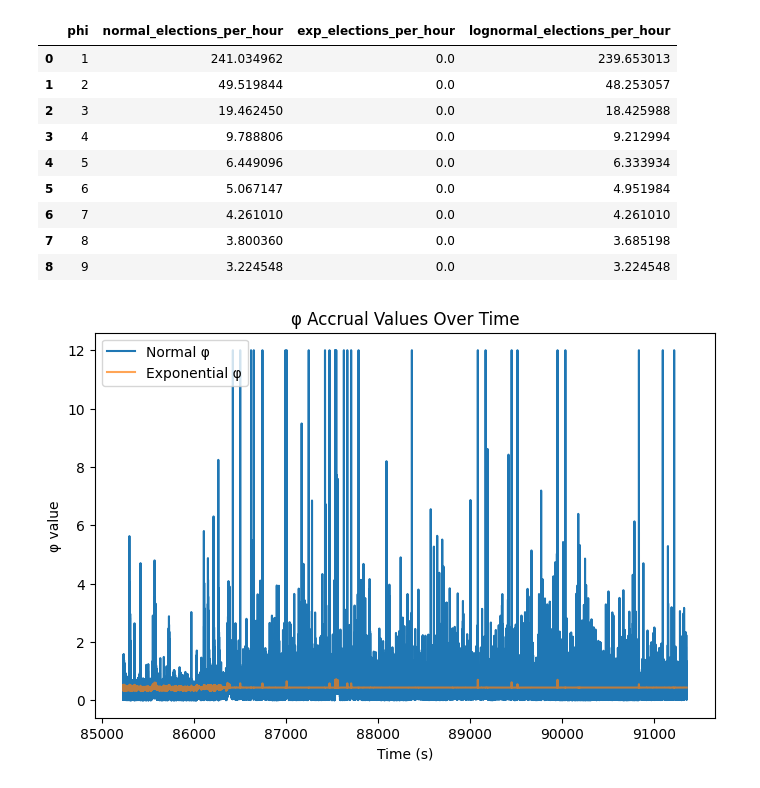
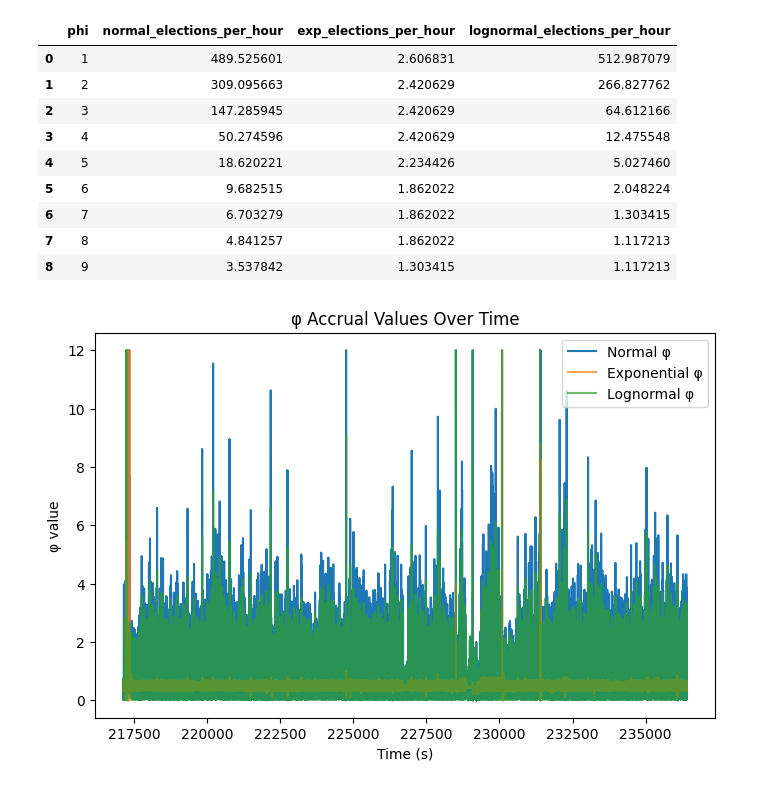
Before and after one commit to nriedman/raft-research, a Jupyter notebook: analysis/long_trace/trace-replay.ipynb, the cells around one changed output. Saved outputs shown, nothing was run; the diff lists cells and outputs as text; code cells hidden in the pictures.

Commit message:
Pull a sample of the fresh long trace

```diff
--- a/analysis/long_trace/trace-replay.ipynb
+++ b/analysis/long_trace/trace-replay.ipynb
@@ -8,7 +8,7 @@ from scipy.stats import norm,lognorm
 
 plt.rcParams["figure.figsize"] = (8,5)
 # %%
-trace = pd.read_csv("data-old/node_4_long_trace.csv")
+trace = pd.read_csv("data/node_1_long_trace.csv")
 
 trace.head()
 # %% [output]
@@ -69,15 +69,15 @@ max         138.422189
 Name: interval, dtype: float64
 # %%
 # IQR-based outlier filtering
-q1 = intervals.quantile(0.25)
-q3 = intervals.quantile(0.75)
-iqr = q3 - q1
+# q1 = intervals.quantile(0.25)
+# q3 = intervals.quantile(0.75)
+# iqr = q3 - q1
 
-lower_bound = 0.5
-upper_bound = q3 + 1.5 * iqr
+# lower_bound = 0.5
+# upper_bound = q3 + 1.5 * iqr
 
-intervals = intervals[(intervals >= lower_bound) & (intervals <= upper_bound)]
+# intervals = intervals[(intervals >= lower_bound) & (intervals <= upper_bound)]
 
-print(f"Kept {len(intervals)} intervals after outlier filtering")
-print(f"Bounds: [{lower_bound:.6f}, {upper_bound:.6f}]")
+# print(f"Kept {len(intervals)} intervals after outlier filtering")
+# print(f"Bounds: [{lower_bound:.6f}, {upper_bound:.6f}]")
 # %% [output]
@@ -258,27 +258,28 @@ results_df = pd.DataFrame(results,
 results_df
 # %% [output]
 |  | phi | normal_elections_per_hour | exp_elections_per_hour | lognormal_elections_per_hour |
-| 0 | 1 | 241.034962 | 0.0 | 239.653013 |
-| 1 | 2 | 49.519844 | 0.0 | 48.253057 |
-| 2 | 3 | 19.462450 | 0.0 | 18.425988 |
-| 3 | 4 | 9.788806 | 0.0 | 9.212994 |
-| 4 | 5 | 6.449096 | 0.0 | 6.333934 |
-| 5 | 6 | 5.067147 | 0.0 | 4.951984 |
-| 6 | 7 | 4.261010 | 0.0 | 4.261010 |
-| 7 | 8 | 3.800360 | 0.0 | 3.685198 |
-| 8 | 9 | 3.224548 | 0.0 | 3.224548 |
+| 0 | 1 | 489.525601 | 2.606831 | 512.987079 |
+| 1 | 2 | 309.095663 | 2.420629 | 266.827762 |
+| 2 | 3 | 147.285945 | 2.420629 | 64.612166 |
+| 3 | 4 | 50.274596 | 2.420629 | 12.475548 |
+| 4 | 5 | 18.620221 | 2.234426 | 5.027460 |
+| 5 | 6 | 9.682515 | 1.862022 | 2.048224 |
+| 6 | 7 | 6.703279 | 1.862022 | 1.303415 |
+| 7 | 8 | 4.841257 | 1.862022 | 1.117213 |
+| 8 | 9 | 3.537842 | 1.303415 | 1.117213 |
 # %%
 plt.plot(time_series, phi_normal_series, label="Normal φ")
 plt.plot(time_series, phi_exp_series, label="Exponential φ", alpha=0.7)
+plt.plot(time_series, phi_lognormal_series, label="Lognormal φ", alpha=0.7)
 
 plt.xlabel("Time (s)")
 plt.ylabel("φ value")
 plt.title("φ Accrual Values Over Time")
 
 plt.legend()
 plt.show()
 # %% [output]
-[figure, old version]
+[figure, new version]
 # %%
 plt.plot(results_df["phi"], results_df["normal_elections_per_hour"], marker="o", label="Normal")
 plt.plot(results_df["phi"], results_df["exp_elections_per_hour"], marker="o", label="Exponential")
```
Also changed, not shown: parts of 12 cells of this notebook, 2 other files.
